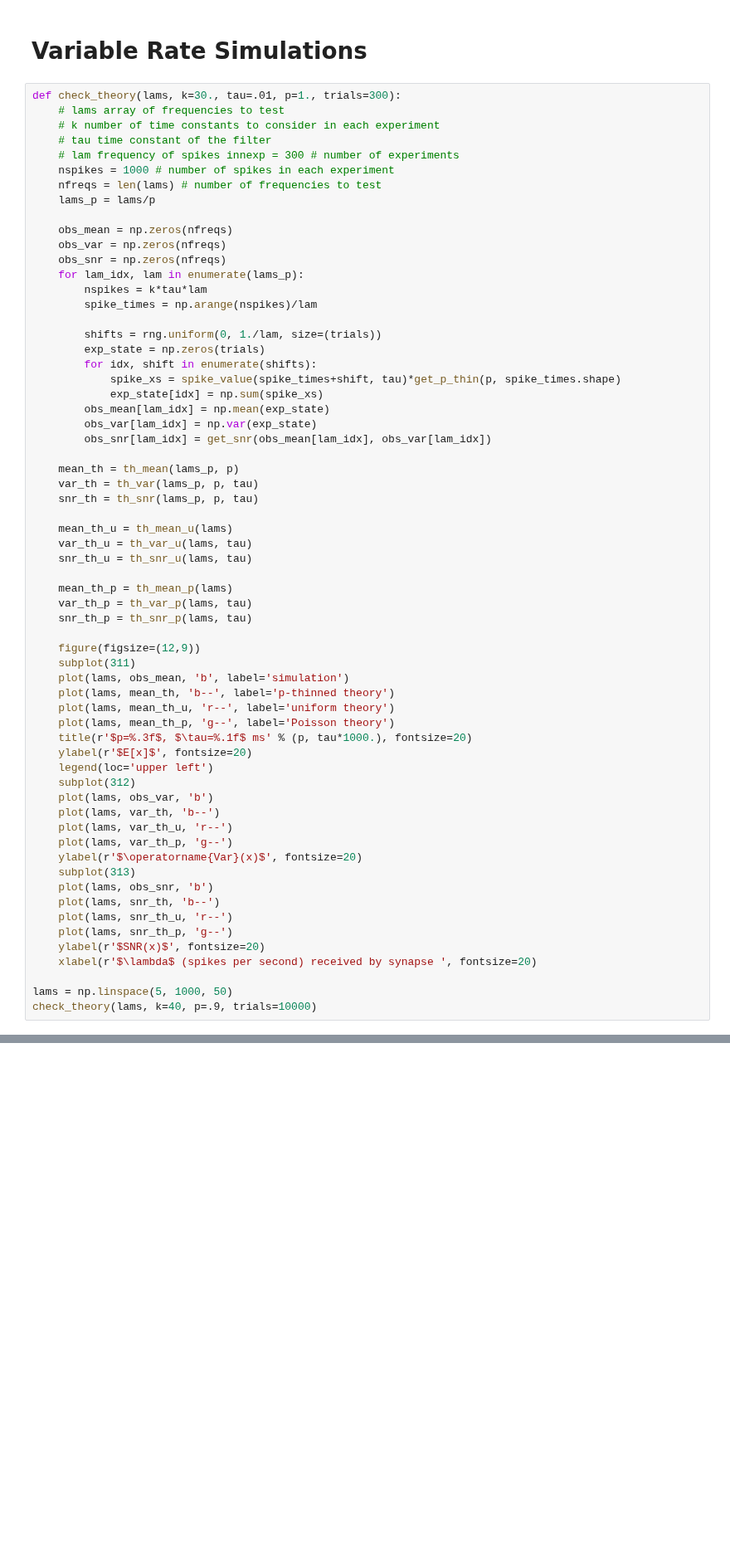
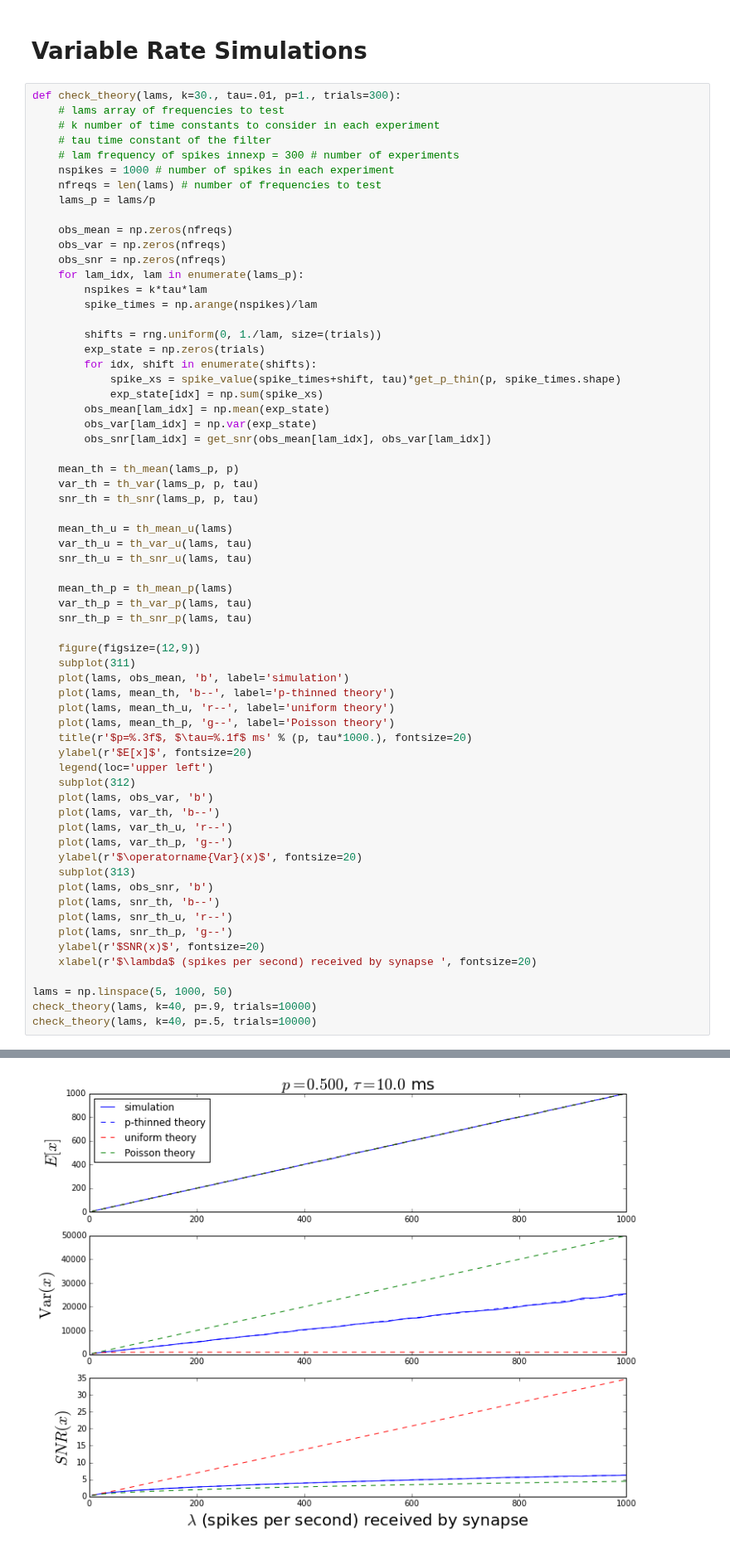
Before and after one commit to samfok/notebooks, a Jupyter notebook: synapse/synapse_SNR_uniform_pthinned.ipynb, the cells around one changed output, grey strips where cells are left out. Shown at 83% size. Saved outputs shown, nothing was run; the diff lists cells and outputs as text; blank space fills up the shorter version.

```diff
--- a/synapse/synapse_SNR_uniform_pthinned.ipynb
+++ b/synapse/synapse_SNR_uniform_pthinned.ipynb
@@ -342,30 +341,32 @@ def check_theory(lams, k=30., tau=.01, p=1., trials=300):
     var_th_p = th_var_p(lams, tau)
     snr_th_p = th_snr_p(lams, tau)
 
     figure(figsize=(12,9))
     subplot(311)
     plot(lams, obs_mean, 'b', label='simulation')
     plot(lams, mean_th, 'b--', label='p-thinned theory')
     plot(lams, mean_th_u, 'r--', label='uniform theory')
     plot(lams, mean_th_p, 'g--', label='Poisson theory')
     title(r'$p=%.3f$, $\tau=%.1f$ ms' % (p, tau*1000.), fontsize=20)
     ylabel(r'$E[x]$', fontsize=20)
     legend(loc='upper left')
     subplot(312)
     plot(lams, obs_var, 'b')
     plot(lams, var_th, 'b--')
     plot(lams, var_th_u, 'r--')
     plot(lams, var_th_p, 'g--')
     ylabel(r'$\operatorname{Var}(x)$', fontsize=20)
     subplot(313)
     plot(lams, obs_snr, 'b')
     plot(lams, snr_th, 'b--')
     plot(lams, snr_th_u, 'r--')
     plot(lams, snr_th_p, 'g--')
     ylabel(r'$SNR(x)$', fontsize=20)
     xlabel(r'$\lambda$ (spikes per second) received by synapse ', fontsize=20)
 
 lams = np.linspace(5, 1000, 50)
 check_theory(lams, k=40, p=.9, trials=10000)
+check_theory(lams, k=40, p=.5, trials=10000)
 # %% [output]
 [figure]
+[figure, added]
```
Also changed, not shown: parts of 2 cells of this notebook.
